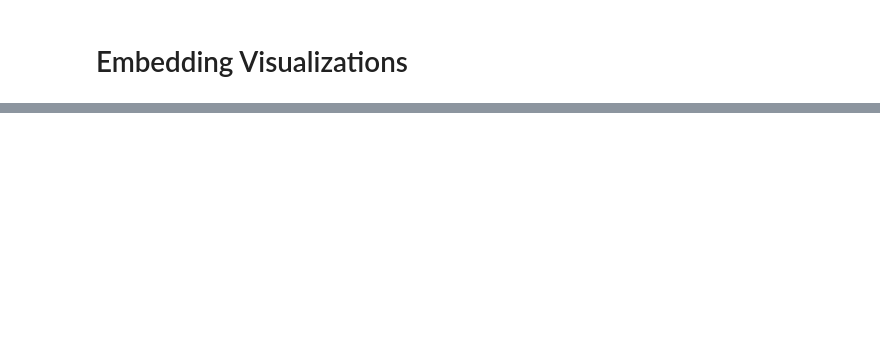
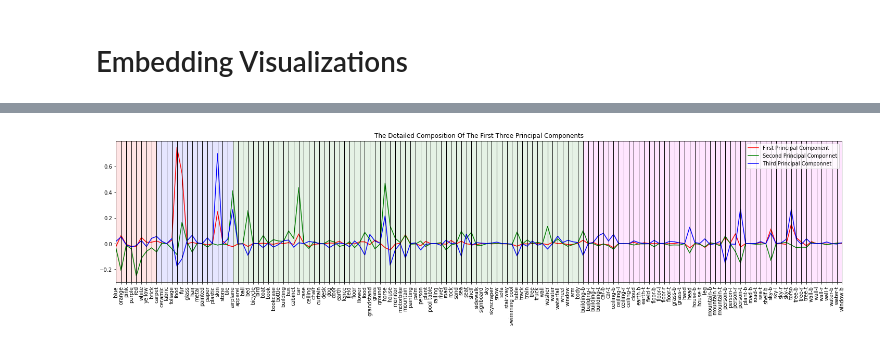
Before and after one commit to AhmadM-DL/Intermodel-Interpretation, a Jupyter notebook: Notebooks/dissect.ipynb, the cells around one changed output, grey strips where cells are left out. Cells and saved outputs as stored; diff of their text form; code cells hidden in the pictures; blank space fills up the shorter version.

```diff
--- a/Notebooks/dissect.ipynb
+++ b/Notebooks/dissect.ipynb
@@ -243,0 +55,5 @@ plt.show()
+# %%
+# Plot Learned Concepts Embedding (LCE) PCA Components
+plot_embedding_coefficients(dissect_profiles, pca)
+# %% [output]
+[figure, added]
```
Also changed, not shown: parts of 18 cells of this notebook, 2 other files.
